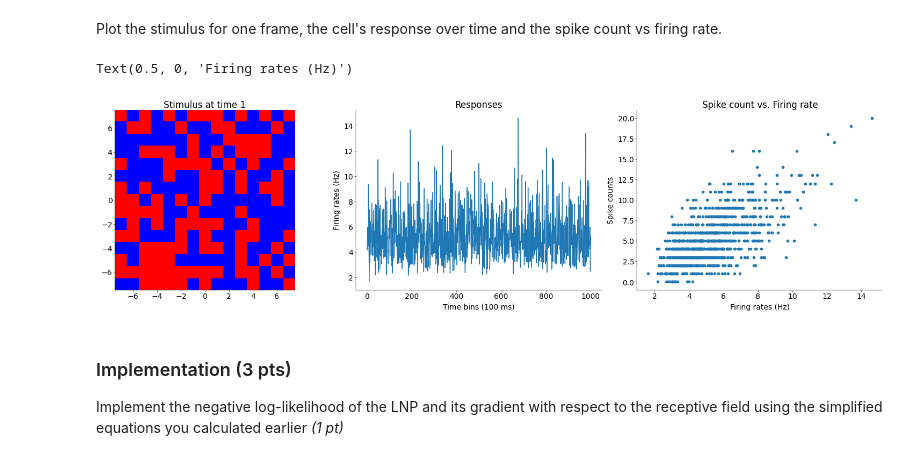
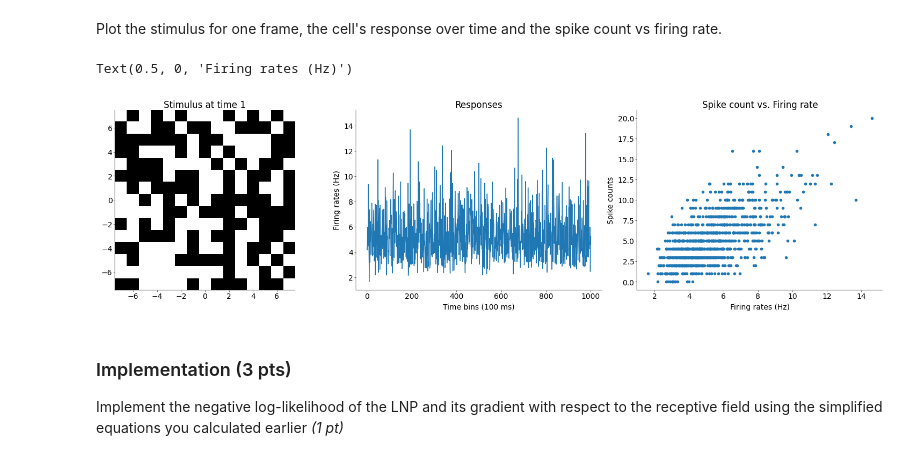
Before and after one commit to ZhidongZhang96/Course_NeuralDataScience_SS26, a Jupyter notebook: notebooks/CodingLab5.ipynb, the cells around one changed output. Drawn from its saved outputs; the diff is of its cells as text; code cells hidden in the pictures.

```diff
--- a/notebooks/CodingLab5.ipynb
+++ b/notebooks/CodingLab5.ipynb
@@ -200,31 +200,31 @@ Plot the stimulus for one frame, the cell's response over time and the spike cou
 # %%
 mosaic = mosaic = [["stim", "responses", "count/rate"]]
 
 fig, axs = plt.subplot_mosaic(mosaic=mosaic, figsize=(15, 4))
 # -----------------------------------------------------------------------------------------------------------
 # Plot the stimulus for one frame, the cell's responses over time and spike count vs firing rate (1 pt)
 # -----------------------------------------------------------------------------------------------------------
 
 ax = axs["stim"]
 s_t1 = s[:, 0].reshape((D, D))
 vlim = np.max(np.abs(s_t1))
-ax.imshow(s_t1, cmap="bwr", vmin=-vlim, vmax=vlim, extent=extent)
+ax.imshow(s_t1, cmap="gray", vmin=-vlim, vmax=vlim, extent=extent)
 ax.set_title("Stimulus at time 1")
 
 ax = axs["responses"]
 ax.plot(np.arange(1, nT + 1), r)
 ax.set_title("Responses")
 ax.set_ylabel("Firing rates (Hz)")
 ax.set_xlabel("Time bins (100 ms)")
 
 ax = axs["count/rate"]
 ax.scatter(r, c)
 ax.set_title("Spike count vs. Firing rate")
 ax.set_ylabel("Spike counts")
 ax.set_xlabel("Firing rates (Hz)")
 # %% [output]
 Text(0.5, 0, 'Firing rates (Hz)')
-[figure, old version]
+[figure, new version]
 # %% [markdown]
 ### Implementation (3 pts)
 
```
Also changed, not shown: parts of 12 cells of this notebook, 1 other file.
